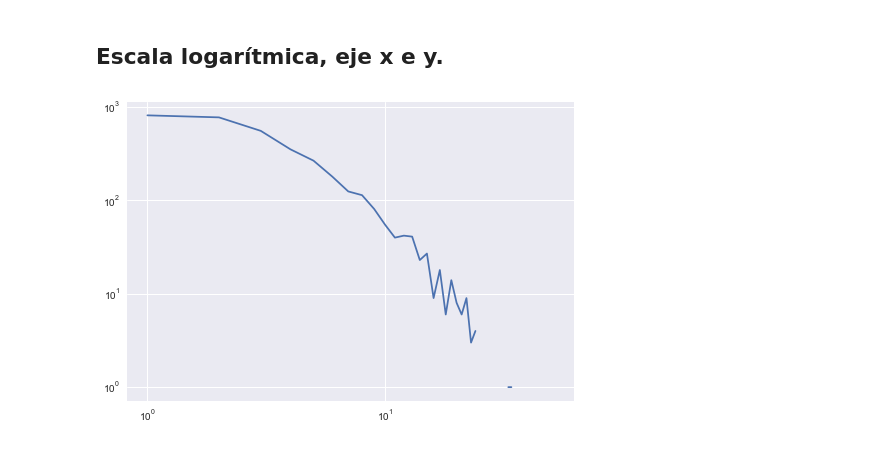
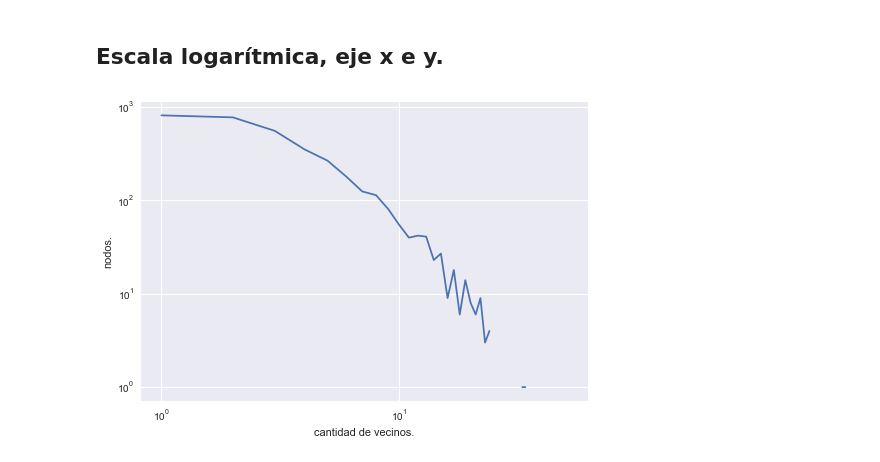
Before and after one commit to FerFrassia/DataScience, a Jupyter notebook: tp4/Tp4.ipynb, the cells around one changed output. Saved outputs shown, nothing was run; the diff lists cells and outputs as text; code cells hidden in the pictures.

```diff
--- a/tp4/Tp4.ipynb
+++ b/tp4/Tp4.ipynb
@@ -57,6 +69,8 @@ plt.show()
 ## Escala logarítmica, eje x e y.
 # %%
 plt.loglog(histo)
+plt.xlabel("cantidad de vecinos.")
+plt.ylabel("nodos.")
 plt.show()
 # %% [output]
-[figure, old version]
+[figure, new version]
```
Also changed, not shown: parts of 18 cells of this notebook.
